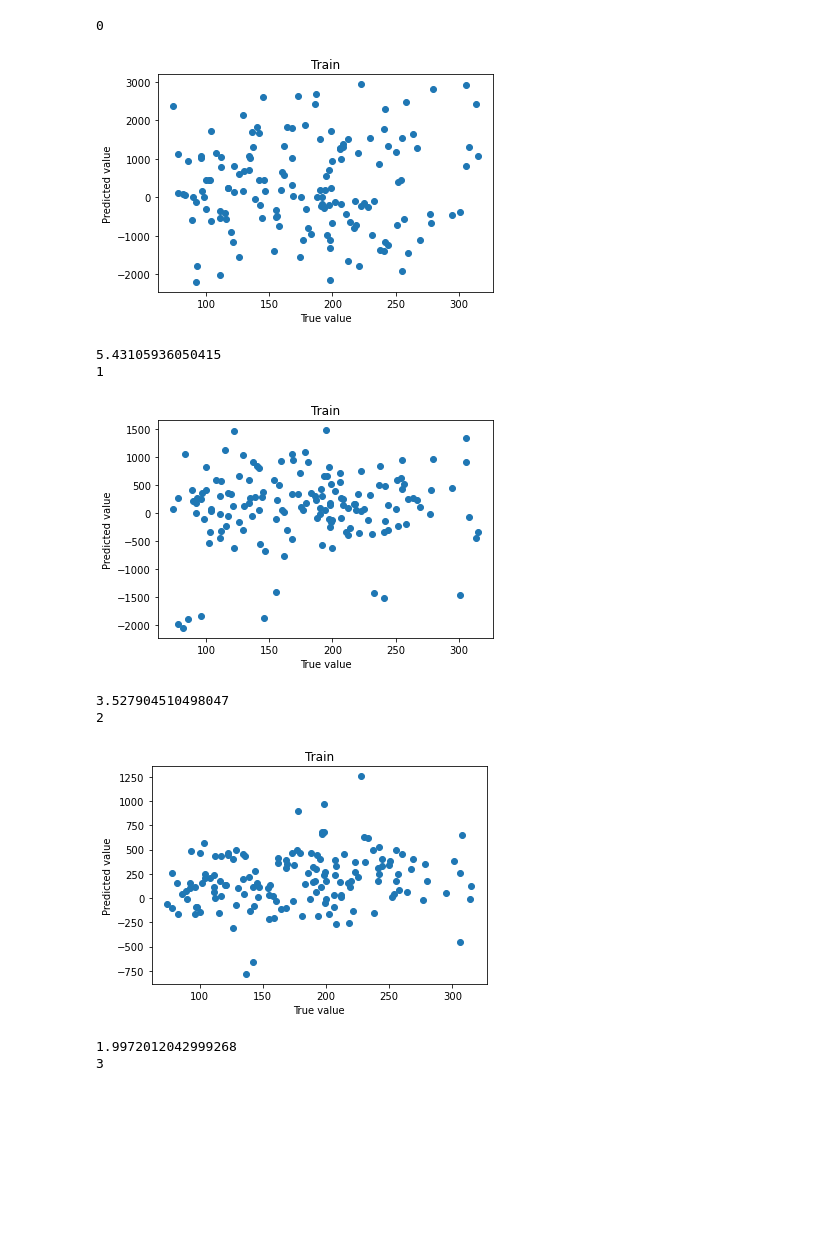
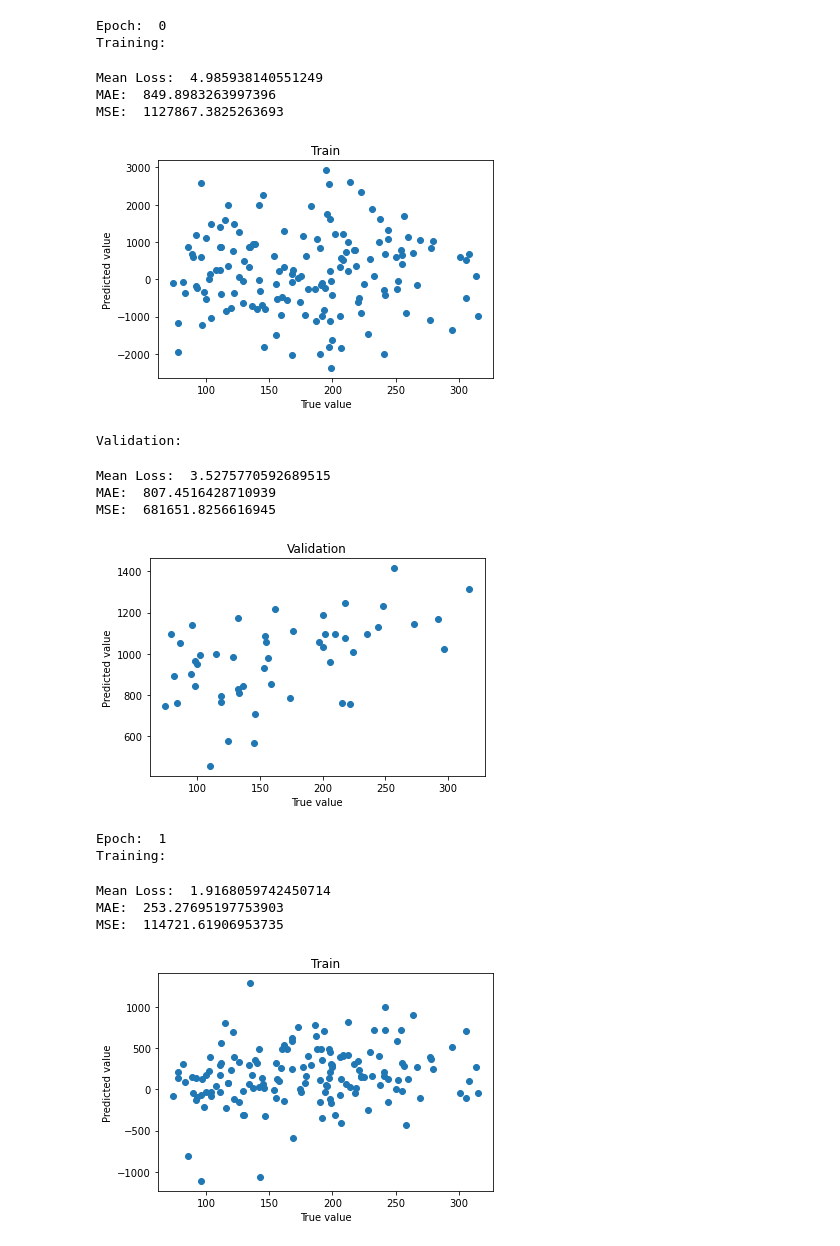
Before and after one commit to dillhicks/objectcounting_269, a Jupyter notebook: base.ipynb, the cells around one changed output. Drawn from its saved outputs; the diff is of its cells as text; code cells hidden in the pictures; blank space fills up the shorter version.

```diff
--- a/base.ipynb
+++ b/base.ipynb
@@ -39,63 +130,42 @@ Cached:    3.4 GB
 # %%
 from base import data_loader
 from base import train
 from torch.autograd import Variable
 
 
-data_loader = train.get_loader('cell', batch_size=1)
+data_loader = train.get_loader('cell', batch_size=1, horizontal_flip = 0.5, vertical_flip = 0.5)
 
 train_queue = data_loader['train']
-test_queue = data_loader['valid']
+valid_queue = data_loader['valid']
 model = model.cuda()
 
 epochs = 50
 
 scheduler = torch.optim.lr_scheduler.CosineAnnealingLR(optimizer, float(epochs))
 
 for epoch in range(epochs):
 
-    true_values = []
-    predicted_values = []
+    print("Epoch: ", epoch)
 
-    print(epoch)
-    model.train()
-    for image, label in tqdm(train_queue):
-        image = image.cuda()
-        label = label.cuda()
-
-        optimizer.zero_grad()
-
-        logits = model(image)
-        loss = criterion(logits, label)
-
-
-
-        loss.backward()
-        torch.nn.utils.clip_grad_norm(model.parameters(), 5)
-        optimizer.step()
-
-        for true, predicted in zip(label, logits):
-
-                true_counts = torch.sum(true).item() / 100
-                predicted_counts = torch.sum(predicted).item() / 100
-
-                # update current epoch results
-                true_values.append(true_counts)
-                predicted_values.append(predicted_counts)
-
-    plot(true_values, predicted_values)
-
-    print(loss.item())
+    train_model(train_queue, model, criterion, optimizer)
+    validate_model(valid_queue, model, criterion)
 
     scheduler.step()
 # %% [output]
-0
+Epoch:  0
+Training:
+Mean Loss:  4.985938140551249
+MAE:  849.8983263997396
+MSE:  1127867.3825263693
-[figure, old version]
+[figure, new version]
-5.43105936050415
-1
+Validation:
+Mean Loss:  3.5275770592689515
+MAE:  807.4516428710939
+MSE:  681651.8256616945
-[figure, old version]
+[figure, new version]
-3.527904510498047
-2
+Epoch:  1
+Training:
+Mean Loss:  1.9168059742450714
+MAE:  253.27695197753903
+MSE:  114721.61906953735
-[figure, old version]
+[figure, new version]
-1.9972012042999268
-3
```
Also changed, not shown: parts of 14 cells of this notebook, 7 other files.
